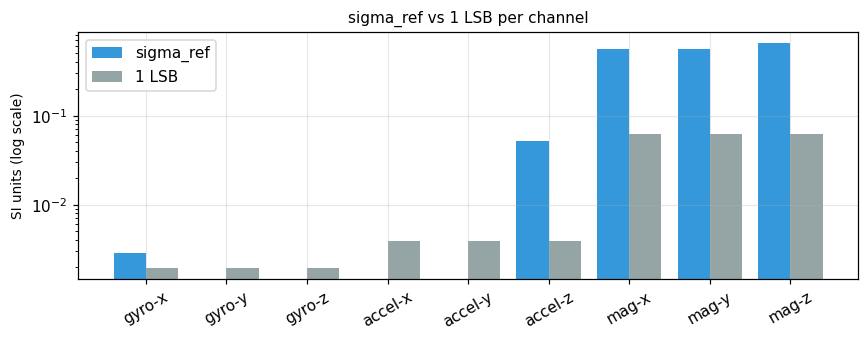
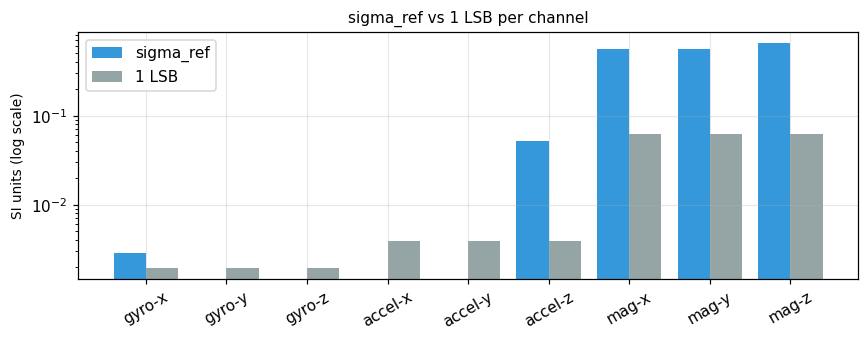
Unified diff of the notebook cell whose output changed from the first chart to the second:
--- before
+++ after
@@ -44,36 +44,66 @@
         gc.collect()
 
+# MAD collapses to 0 (or 1 LSB) on heavily quantized data, which would make
+# sigma_ref pathologically small and cause the spike detector to flag every
+# slightly-off sample. Floor sigma_ref at SIGMA_FLOOR_K * LSB to guarantee a
+# physically meaningful scale.
+SIGMA_FLOOR_K = 3.0
+
 SIGMA_REF = {}
+SIGMA_RAW = {}   # for reporting: raw MAD before the LSB floor
 for sensor in SENSOR_FILES:
     SIGMA_REF[sensor] = {}
+    SIGMA_RAW[sensor] = {}
     for axis in AXES:
         if not pool[sensor][axis]:
             SIGMA_REF[sensor][axis] = np.nan
+            SIGMA_RAW[sensor][axis] = np.nan
             continue
         cat = np.concatenate(pool[sensor][axis])
-        SIGMA_REF[sensor][axis] = mad_sigma(cat)
+        raw_sigma = mad_sigma(cat)
+        floor = SIGMA_FLOOR_K * BNO085_LSB[sensor]
+        SIGMA_RAW[sensor][axis] = raw_sigma
+        SIGMA_REF[sensor][axis] = max(raw_sigma, floor)
         del cat
 del pool
 gc.collect()
 
-sigma_tbl = pd.DataFrame(SIGMA_REF).T
-sigma_tbl.columns = [f"sigma_{a}" for a in AXES]
-sigma_tbl['LSB'] = [BNO085_LSB[s] for s in sigma_tbl.index]
-sigma_tbl['sigma_x / LSB'] = sigma_tbl['sigma_x'] / sigma_tbl['LSB']
-print("\n  sigma_ref table (SI units):")
-print(sigma_tbl.round(6))
+rows = []
+for sensor in SENSOR_FILES:
+    for axis in AXES:
+        lsb       = BNO085_LSB[sensor]
+        raw_sig   = SIGMA_RAW[sensor][axis]
+        final_sig = SIGMA_REF[sensor][axis]
+        floored   = final_sig > raw_sig + 1e-12
+        rows.append({
+            'sensor':      sensor,
+            'axis':        axis,
+            'LSB':         lsb,
+            'MAD_sigma':   raw_sig,
+            'MAD / LSB':   raw_sig / lsb if lsb else np.nan,
+            'sigma_ref':   final_sig,
+            'sigma / LSB': final_sig / lsb if lsb else np.nan,
+            'floored?':    'YES' if floored else '',
+        })
+sigma_tbl = pd.DataFrame(rows)
+print("\n  sigma_ref table (SI units, floor = "
+      f"{SIGMA_FLOOR_K}*LSB):")
+print(sigma_tbl.to_string(index=False,
+                          float_format=lambda x: f"{x:.6f}"))
 
-fig, ax = plt.subplots(figsize=(8, 3.2))
-labels = [f"{s}-{a}" for s in SENSOR_FILES for a in AXES]
-sigmas = [SIGMA_REF[s][a] for s in SENSOR_FILES for a in AXES]
-lsbs   = [BNO085_LSB[s]    for s in SENSOR_FILES for a in AXES]
+fig, ax = plt.subplots(figsize=(9, 3.4))
+labels     = [f"{s}-{a}" for s in SENSOR_FILES for a in AXES]
+raw_sigmas = [max(SIGMA_RAW[s][a], 1e-12) for s in SENSOR_FILES for a in AXES]
+final_sigs = [SIGMA_REF[s][a] for s in SENSOR_FILES for a in AXES]
+lsbs       = [BNO085_LSB[s]    for s in SENSOR_FILES for a in AXES]
 xp = np.arange(len(labels))
-ax.bar(xp - 0.2, sigmas, width=0.4, label='sigma_ref', color='#3498DB')
-ax.bar(xp + 0.2, lsbs,   width=0.4, label='1 LSB',     color='#95A5A6')
+ax.bar(xp - 0.25, raw_sigmas, width=0.25, label='raw MAD',   color='#F39C12')
+ax.bar(xp,        final_sigs, width=0.25, label='sigma_ref', color='#3498DB')
+ax.bar(xp + 0.25, lsbs,       width=0.25, label='1 LSB',     color='#95A5A6')
 ax.set_yscale('log')
 ax.set_xticks(xp)
 ax.set_xticklabels(labels, rotation=30)
 ax.set_ylabel('SI units (log scale)')
-ax.set_title('sigma_ref vs 1 LSB per channel')
+ax.set_title(f'sigma_ref (floor = {SIGMA_FLOOR_K}*LSB) vs raw MAD vs 1 LSB')
 ax.legend()
 plt.tight_layout()

Commit: adjust model